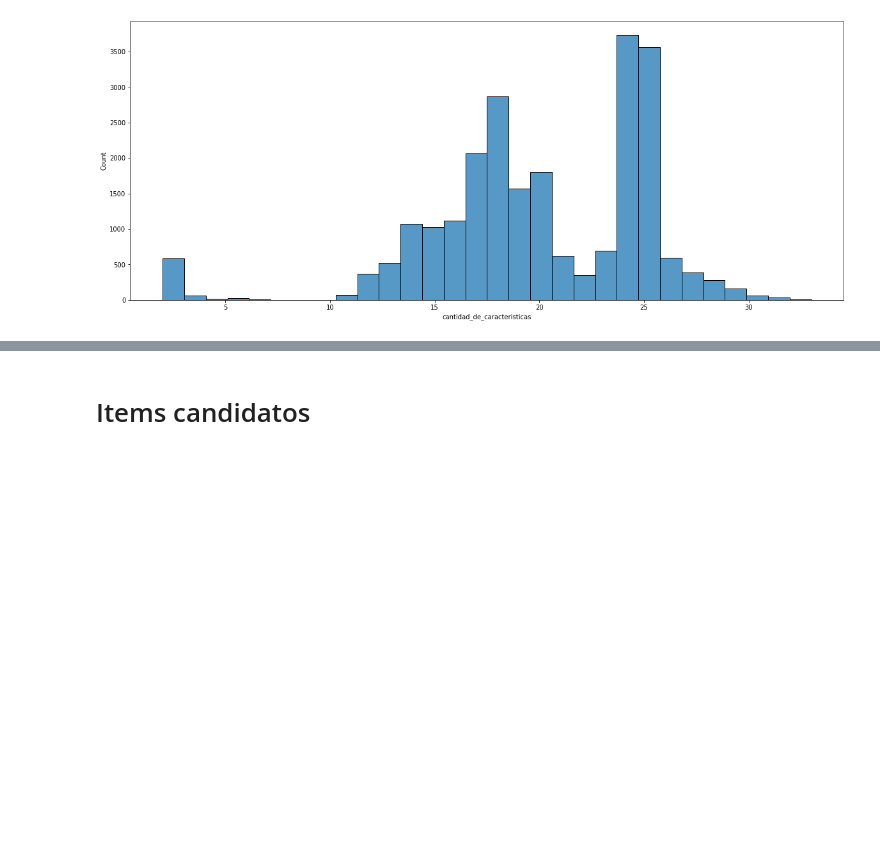
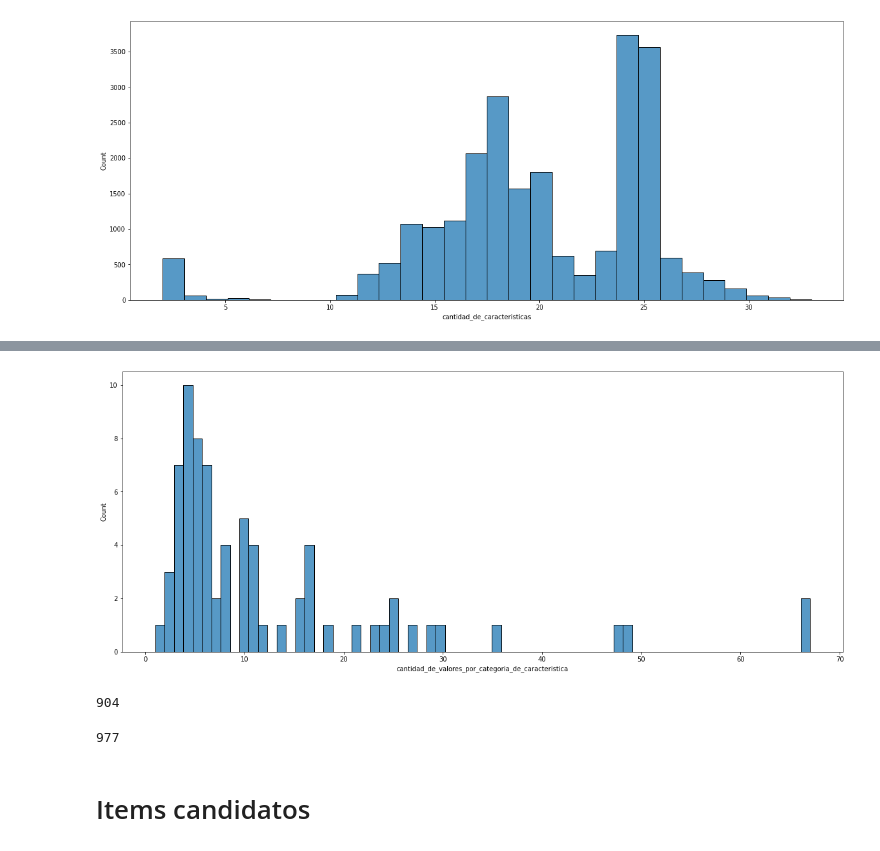
Before and after one commit to CristianCristanchoT/RecSys-Challenge-2022, a Jupyter notebook: Notebooks/Exploracion de los datos.ipynb, the cells around one changed output, grey strips where cells are left out. Drawn from its saved outputs; the diff is of its cells as text; code cells hidden in the pictures; blank space fills up the shorter version.

```diff
--- a/Notebooks/Exploracion de los datos.ipynb
+++ b/Notebooks/Exploracion de los datos.ipynb
@@ -197,0 +255,6 @@ Plot = sns.histplot(cantidad_de_caracteristicas_por_item["cantidad_de_caracteris
+# %%
+cantidad_de_valores_por_categorias_de_caracteristicas = pd.pivot_table(data=item_features, index='feature_category_id', aggfunc=pd.Series.nunique)\
+    .reset_index(level=0)\
+    .drop('item_id', 1)\
+    .sort_values(by='feature_category_id', ascending=True)\
+    .rename(columns={'feature_value_id': 'cantidad_de_valores_por_categoria_de_caracteristica'})
@@ -198,3 +289,16 @@ Plot = sns.histplot(cantidad_de_caracteristicas_por_item["cantidad_de_caracteris
+# %%
+plt.figure(figsize=(20,8))
+Plot = sns.histplot(cantidad_de_valores_por_categorias_de_caracteristicas["cantidad_de_valores_por_categoria_de_caracteristica"], bins = 70)
+# %% [output]
+[figure, added]
+# %%
+cantidad_de_valores_por_categorias_de_caracteristicas.cantidad_de_valores_por_categoria_de_caracteristica.sum()
+# %% [output]
+904
+# %%
+73+904
+# %% [output]
+977
 # %% [markdown]
 # Items candidatos
 # %%
```
Also changed, not shown: parts of 8 cells of this notebook.
